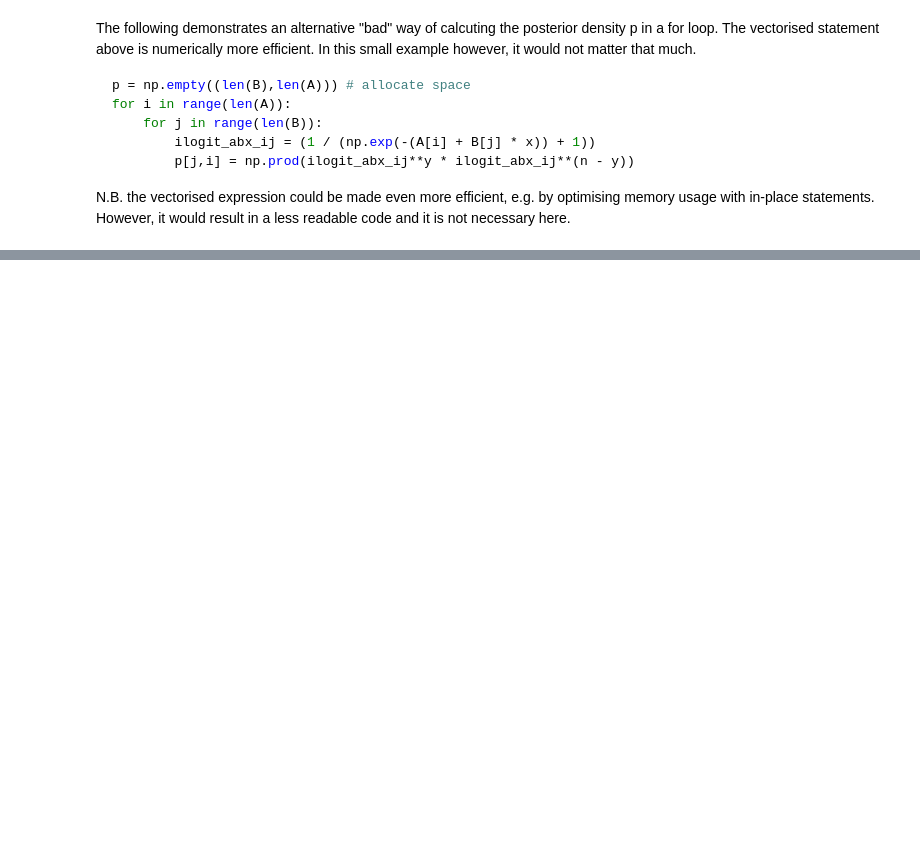
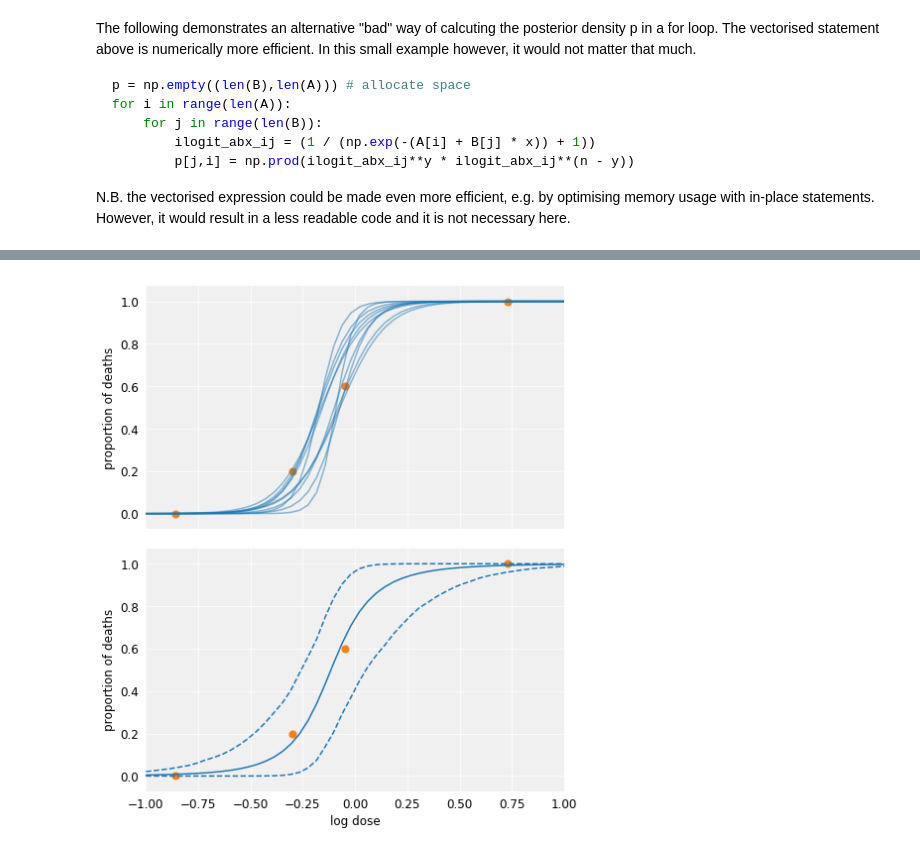
Before and after one commit to avehtari/BDA_py_demos, a Jupyter notebook: demos_ch3/demo3_6.ipynb, the cells around one changed output, grey strips where cells are left out. Saved outputs shown, nothing was run; the diff lists cells and outputs as text; code cells hidden in the pictures; blank space fills up the shorter version.

```diff
--- a/demos_ch3/demo3_6.ipynb
+++ b/demos_ch3/demo3_6.ipynb
@@ -108,0 +115,32 @@ fig.tight_layout()
+# %%
+# plot samples with the data
+xt = np.linspace(-1, 1)
+fs = expit(samp_A[:, None] + samp_B[:, None]*xt)
+
+# ceate figure
+fig, axes = plt.subplots(2, 1, figsize=(7, 8), sharex=True)
+
+# plot 10 first samples
+ax = axes[0]
+ax.plot(xt, fs[:10].T, color='C0', alpha=0.5)
+ax.scatter(x, y/n, 50, color='C1')
+ax.set_xlim((-1, 1))
+ax.set_ylabel('proportion of deaths')
+
+# plot mean and [5% 95%] interval
+ax = axes[1]
+ax.plot(xt, np.mean(fs, axis=0).T, color='C0')
+ax.plot(
+    xt,
+    np.percentile(fs, [5, 95], axis=0).T,
+    color='C0',
+    linestyle='--'
+)
+ax.scatter(x, y/n, 50, color='C1')
+ax.set_xlim((-1, 1))
+ax.set_xlabel('log dose')
+ax.set_ylabel('proportion of deaths')
+
+fig.tight_layout()
+# %% [output]
+[figure, added]
```
Also changed, not shown: parts of 7 cells of this notebook.
